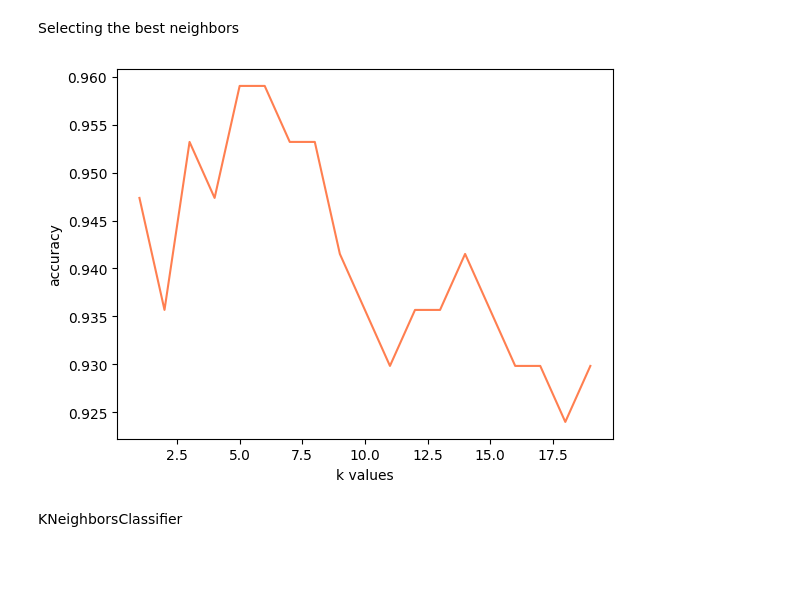
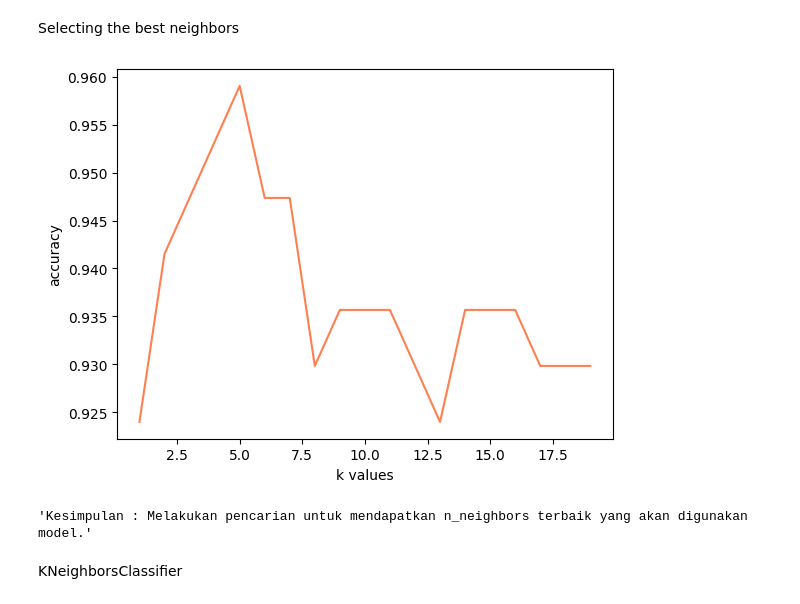
Before and after one commit to farzah14/Diagnosis-Cancer, a Jupyter notebook: knn_classifications.ipynb, the cells around one changed output. Saved outputs shown, nothing was run; the diff lists cells and outputs as text; code cells hidden in the pictures; blank space fills up the shorter version.

```diff
--- a/knn_classifications.ipynb
+++ b/knn_classifications.ipynb
@@ -245,7 +286,7 @@ y_test = encode.transform(y_test)
 # %% [markdown]
 Feature Scaling
 # %%
-scaling = StandardScaler()
+scaling = MinMaxScaler()
 X_train = scaling.fit_transform(X_train)
 X_test = scaling.transform(X_test)
 # %% [markdown]
@@ -253,18 +294,21 @@ Selecting the best neighbors
 # %%
 neighbors_score = []
 
 for number in range(1,20):
     knn = KNeighborsClassifier(n_neighbors=number)
     knn.fit(X_train, y_train)
     score_of_neighbors = knn.score(X_test, y_test)
     neighbors_score.append(score_of_neighbors)
 
 plt.plot(range(1,20),neighbors_score, color="coral")
 plt.xlabel("k values")
 plt.ylabel("accuracy")
 plt.show()
+
+"""Kesimpulan : Melakukan pencarian untuk mendapatkan n_neighbors terbaik yang akan digunakan model."""
 # %% [output]
-[figure, old version]
+[figure, new version]
+'Kesimpulan : Melakukan pencarian untuk mendapatkan n_neighbors terbaik yang akan digunakan model.'
 # %% [markdown]
 KNeighborsClassifier
 # %%
```
Also changed, not shown: parts of 14 cells of this notebook.
